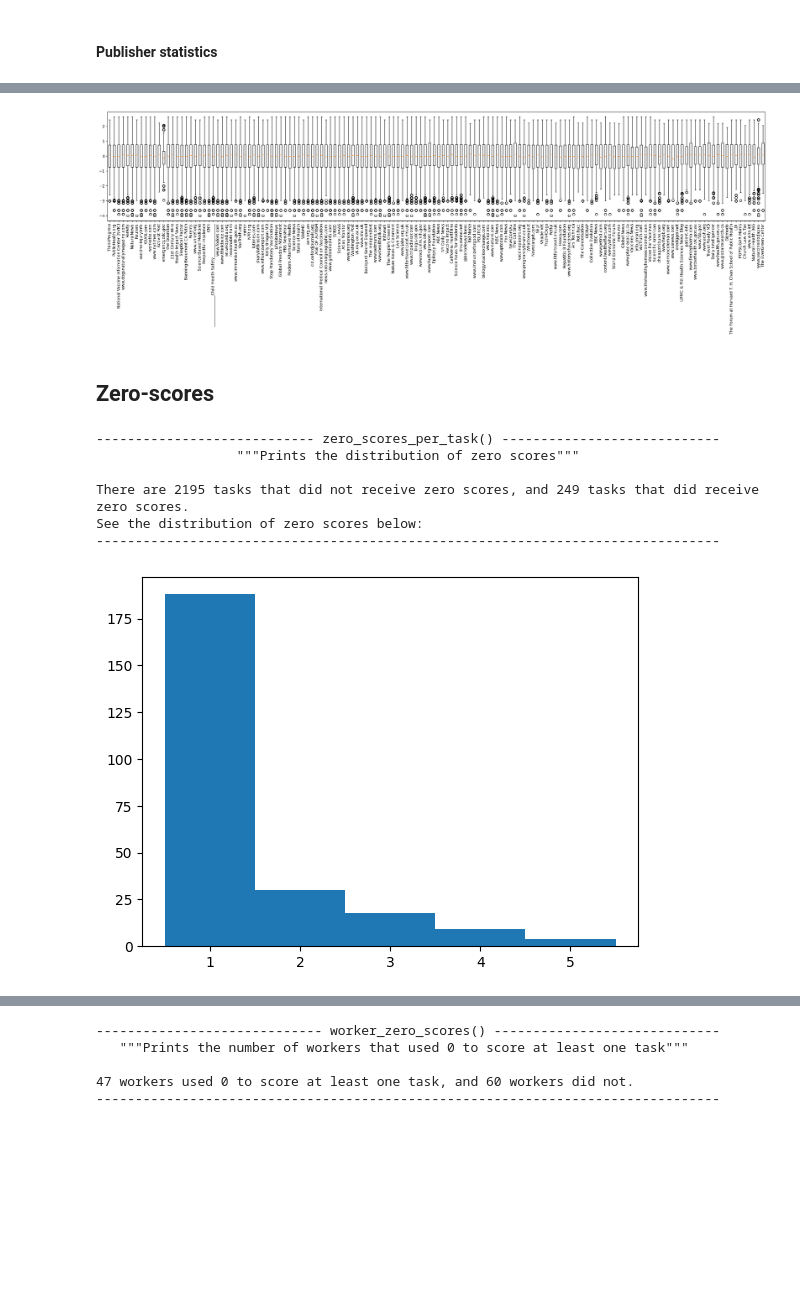
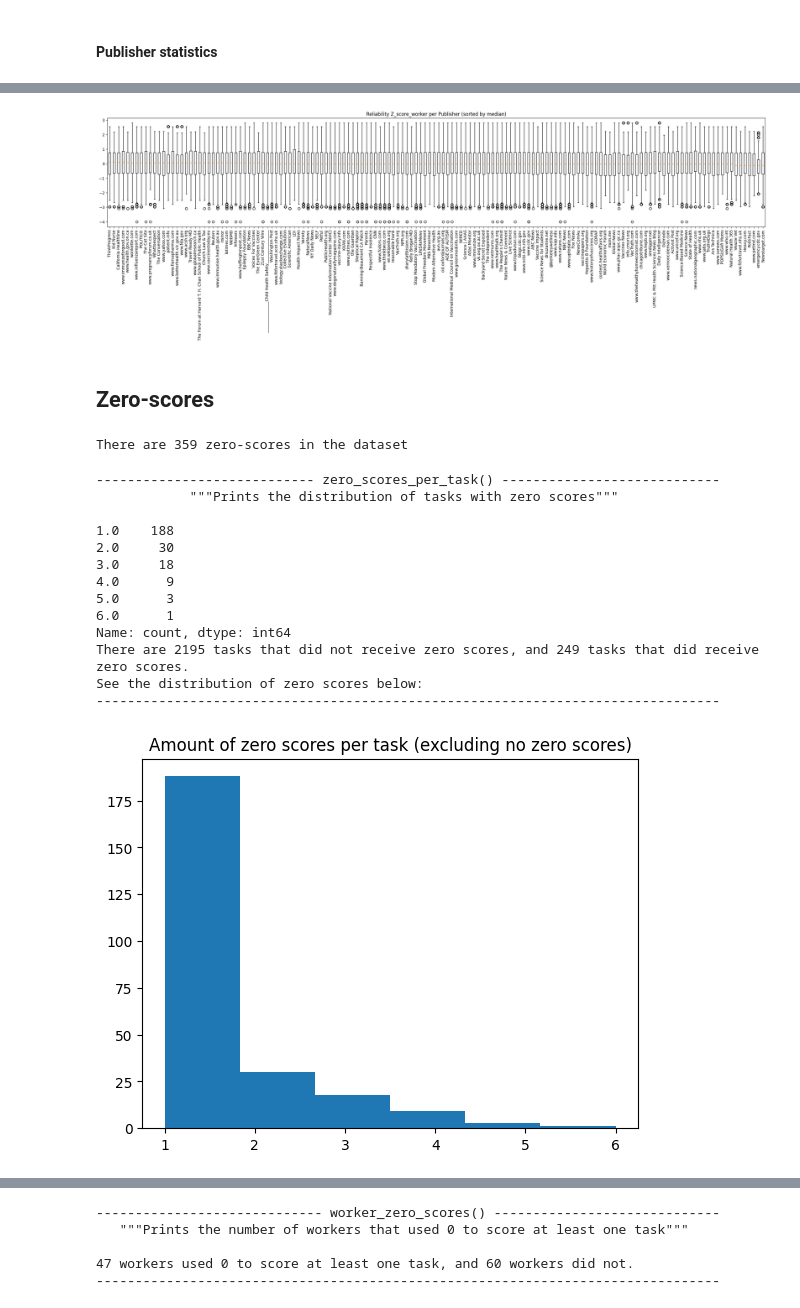
Before and after one commit to bbjoverbeek/credibility-conundrum, a Jupyter notebook: 1_data_exploration.ipynb, the cells around one changed output, grey strips where cells are left out. Drawn from its saved outputs; the diff is of its cells as text; code cells hidden in the pictures; blank space fills up the shorter version.

```diff
--- a/1_data_exploration.ipynb
+++ b/1_data_exploration.ipynb
@@ -316,8 +357,9 @@ boxplot_per_publisher(df, 'score')
 # %%
 from util import z_score_per_task
 
-df = z_score_per_task(df)
-df.head()
+# df = z_score_per_task(df)
+df_no_zero = z_score_per_task(df_no_zero)
+df_no_zero.head()
 # %% [output]
 |  | worker_id | task_id | task_response_id | file_id | sentence | tokens_id | publisher | source | reliability | ... |
 | 0 | 23QWQCPZ7PNP | f79dff90-7723-4c33-9582-33e46ab6176c | 15d3b8d0-d17f-49b2-bb2f-c113957cddf7 | ThinkProgress_20160723T110700.con... | 12 | 22 23 24 25 26 27 28 29 30 31 32 ... | ThinkProgress | Maimuna Majumder , a research fel... | 5 - The source is fully reliable | ... |
@@ -404,8 +440,8 @@ boxplot_per_publisher(df, 'z_score_task')
 # %%
 from util import z_score_per_worker
 
-df = z_score_per_worker(df)
-df.head()
+df_no_zero = z_score_per_worker(df_no_zero)
+df_no_zero.head()
 # %% [output]
 |  | worker_id | task_id | task_response_id | file_id | sentence | tokens_id | publisher | source | reliability | ... |
 | 0 | 23QWQCPZ7PNP | f79dff90-7723-4c33-9582-33e46ab6176c | 15d3b8d0-d17f-49b2-bb2f-c113957cddf7 | ThinkProgress_20160723T110700.con... | 12 | 22 23 24 25 26 27 28 29 30 31 32 ... | ThinkProgress | Maimuna Majumder , a research fel... | 5 - The source is fully reliable | ... |
@@ -484,35 +517,47 @@ www.yahoo.com                                              2.364282e-17
 --------------------------------------------------------------------------------
 # %%
-boxplot_per_publisher(df, 'z_score_worker')
+boxplot_per_publisher(df_no_zero, 'z_score_worker')
 # %% [output]
-[figure, old version]
+[figure, new version]
 # %% [markdown]
 ## Zero-scores
+# %%
+print(f'There are {len(df[df["score"]== 0])} zero-scores in the dataset')
+# %% [output]
+There are 359 zero-scores in the dataset
 # %%
 # make histogram of tasks scored with 0
 @print_formatting
 def zero_scores_per_task(df: pd.DataFrame) -> None:
-    """Prints the distribution of zero scores"""
+    """Prints the distribution of tasks with zero scores"""
 
     zero_scores = []
     for task_id in df['task_id'].unique():
         zero_scores.append(df[df['task_id'] == task_id]['score'].value_counts().get(0))
-        # print(task_id, zero_scores)
 
     zero_scores_series = pd.Series(zero_scores)
+    print(zero_scores_series.value_counts())
 
     print(f'There are {zero_scores_series.isnull().sum()} tasks that did not receive zero scores, and {zero_scores_series.count()} tasks that did receive zero scores.')
     print('See the distribution of zero scores below:')
 
     # make histogram of tasks scored with 0
-    zero_scores_series.hist(bins=5, align='left', grid=False)
+    zero_scores_series.hist(bins=6, align='mid', grid=False)
+    plt.title('Amount of zero scores per task (excluding no zero scores)')
 
 zero_scores_per_task(df)
 # %% [output]
 ---------------------------- zero_scores_per_task() ----------------------------
-                  """Prints the distribution of zero scores"""
+            """Prints the distribution of tasks with zero scores"""
 
+1.0    188
+2.0     30
+3.0     18
+4.0      9
+5.0      3
+6.0      1
+Name: count, dtype: int64
 There are 2195 tasks that did not receive zero scores, and 249 tasks that did receive zero scores.
 See the distribution of zero scores below:
 --------------------------------------------------------------------------------
-[figure, old version]
+[figure, new version]
```
Also changed, not shown: parts of 21 cells of this notebook.
